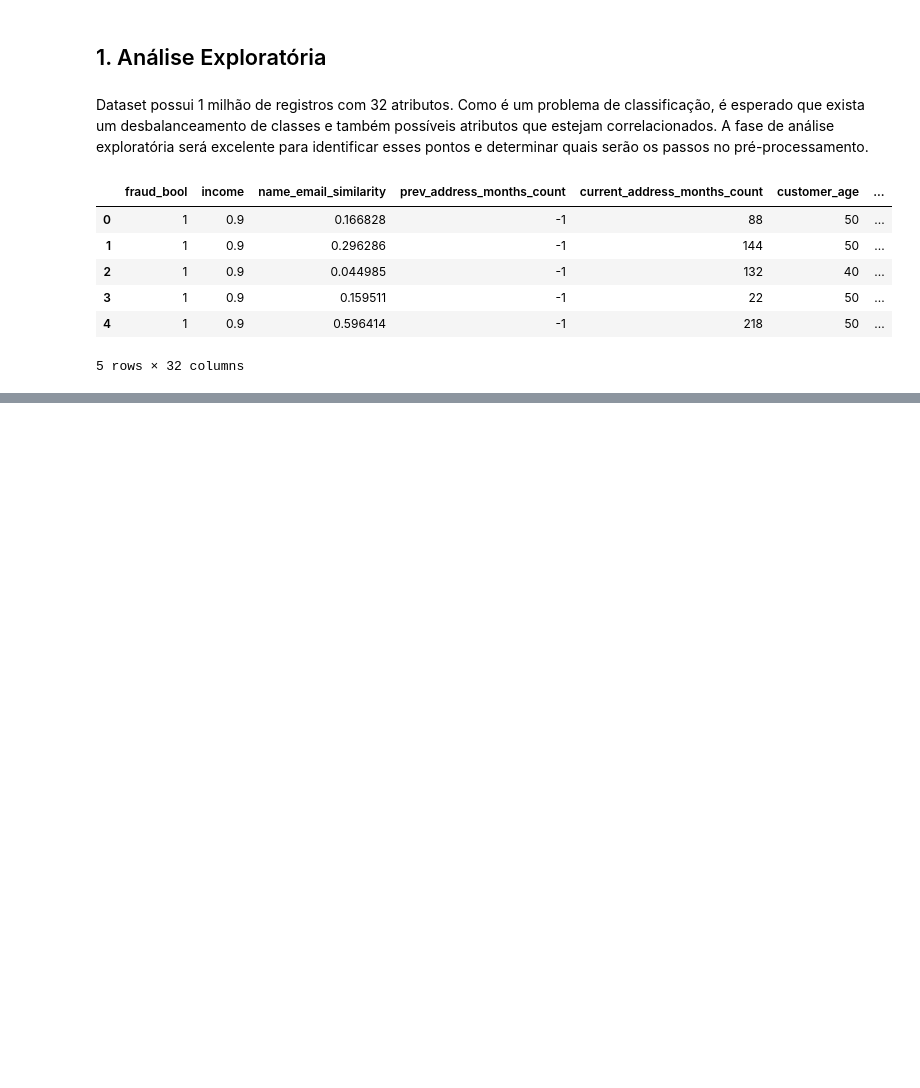
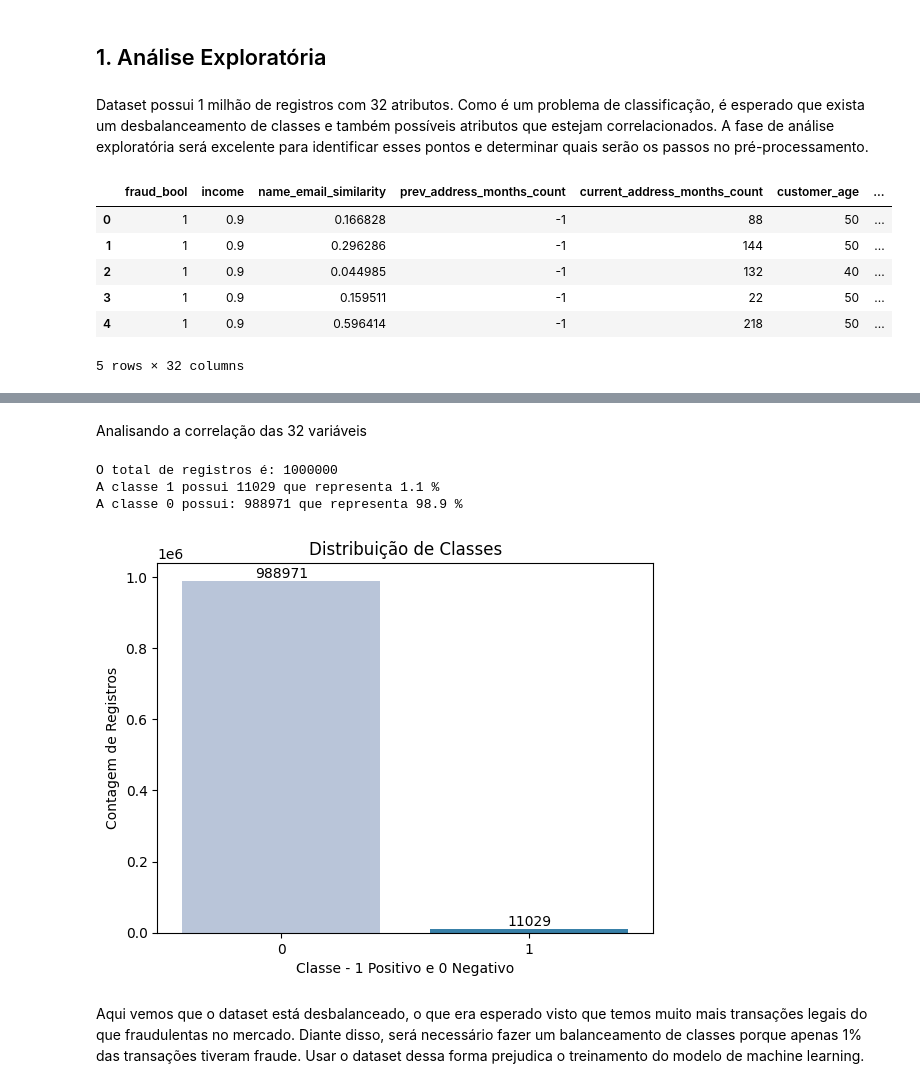
Before and after one commit to marcosmorais94/fraud_bankaccount, a Jupyter notebook: bank_fraud.ipynb, the cells around one changed output, grey strips where cells are left out. Saved outputs shown, nothing was run; the diff lists cells and outputs as text; code cells hidden in the pictures; blank space fills up the shorter version.

```diff
--- a/bank_fraud.ipynb
+++ b/bank_fraud.ipynb
@@ -57,0 +74,23 @@ dataplot = sns.heatmap(base.corr(), cmap="YlGnBu", annot=True)
+# %% [markdown]
+Analisando a correlação das 32 variáveis
+# %%
+# Gráfico para contagem de classes na variável Frad Bool (Variável target)
+graf_class = sns.countplot(x = 'fraud_bool', data = base, palette = 'PuBu')
+graf_class.set_xlabel('Classe - 1 Positivo e 0 Negativo')
+graf_class.set_ylabel('Contagem de Registros')
+graf_class.set_title('Distribuição de Classes')
+
+graf_class.bar_label(graf_class.containers[0])
+
+class_table = base['fraud_bool'].value_counts()
+
+print('O total de registros é:', class_table.sum())
+print('A classe 1 possui', class_table[1].sum(), 'que representa', round((class_table[1]/class_table.sum())*100,1),"%")
+print('A classe 0 possui:', class_table[0].sum(), 'que representa', round((class_table[0]/class_table.sum())*100,1),"%")
+# %% [output]
+O total de registros é: 1000000
+A classe 1 possui 11029 que representa 1.1 %
+A classe 0 possui: 988971 que representa 98.9 %
+[figure, added]
+# %% [markdown]
+Aqui vemos que o dataset está desbalanceado, o que era esperado visto que temos muito mais transações legais do que fraudulentas no mercado. Diante disso, será necessário fazer um balanceamento de classes porque apenas 1% das transações tiveram fraude. Usar o dataset dessa forma prejudica o treinamento do modelo de machine learning.
```
Also changed, not shown: parts of 3 cells of this notebook.
